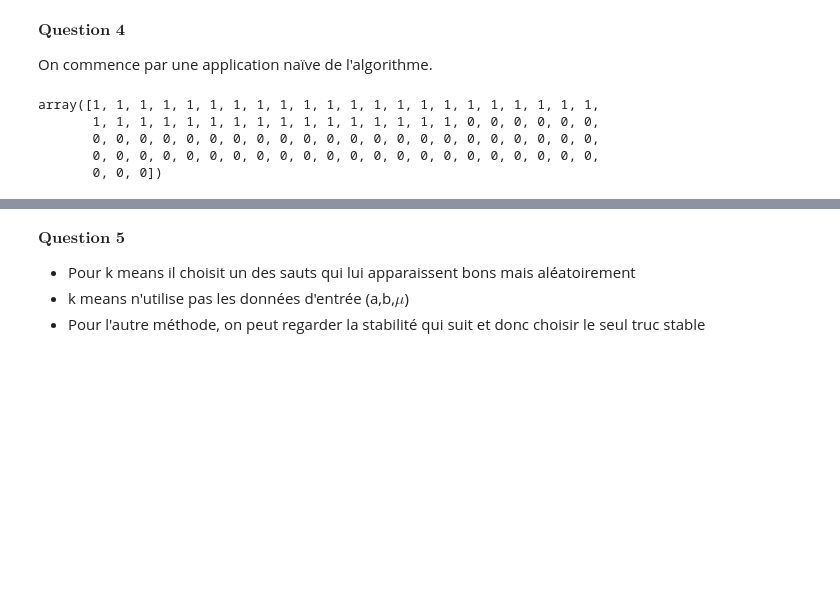
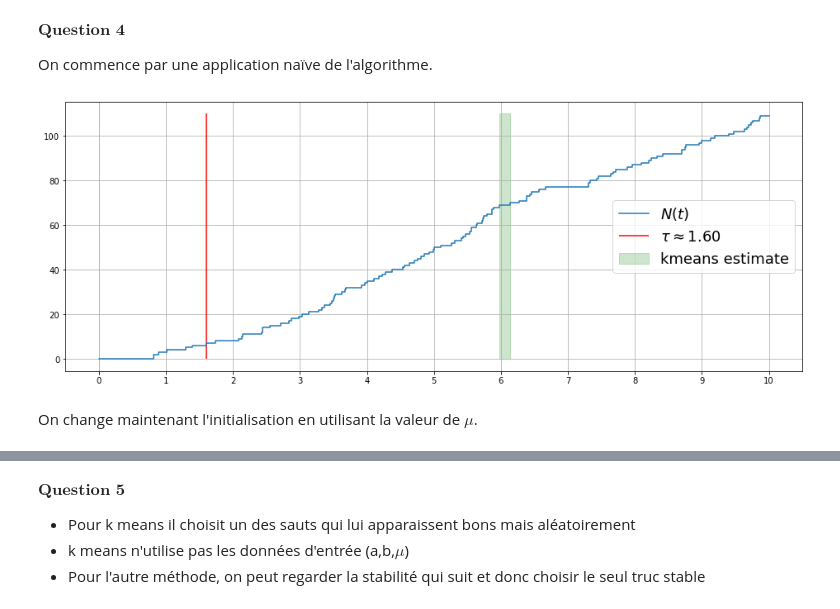
Before and after one commit to Qzaac/MACS207b, a Jupyter notebook: filtrage_macs207b.ipynb, the cells around one changed output, grey strips where cells are left out. Cells and saved outputs as stored; diff of their text form; code cells hidden in the pictures; blank space fills up the shorter version.

Commit message:
added visualisation for kmeans

```diff
--- a/filtrage_macs207b.ipynb
+++ b/filtrage_macs207b.ipynb
@@ -87,26 +32,0 @@ def N(mu, a, b, end, rng = np.random.default_rng(None)) :
-# %%
-def plotN(tau, Tas, Tbs, end) :
-    """Plots the graph of the process N
-
-    Parameters
-    ----------
-    tau : float
-        The value of the random time after which the rate changes
-    Tas : list
-        The list of arrival times of the Poisson process before tau
-    Tbs : list
-        The list of arrival times of the Poisson process after tau
-    end : float
-        The end of the simulation
-    """
-
-    T = Tas + Tbs
-    plt.figure(figsize = (16,6))
-    plt.step([0] + T + [end], [0] + [i for i in range(len(T) + 1)], label=r'$N(t)$')
-    if tau <= end:
-        plt.vlines(tau, 0, len(T) + 1, color='r', label=rf'$\tau \approx $' + str(tau)[:4])
-    else:
-        plt.vlines(0, 0, 0, color='r', label=r'$\tau \approx $' + str(tau)[:4])
-    plt.legend(loc = 'right', fontsize = 18)
-    plt.xticks(range(end + 1))
-    plt.grid()
@@ -222,16 +237,17 @@ plt.show()
 $\textbf{Question 4}$
 
 On commence par une application naïve de l'algorithme.
-# %%
-kmeans = KMeans(n_clusters=2, n_init=10, init='k-means++').fit(np.array(T).reshape(-1, 1))
-pred = kmeans.predict(np.array(T).reshape(-1, 1))
-pred
-# %% [output]
-array([1, 1, 1, 1, 1, 1, 1, 1, 1, 1, 1, 1, 1, 1, 1, 1, 1, 1, 1, 1, 1, 1,
-       1, 1, 1, 1, 1, 1, 1, 1, 1, 1, 1, 1, 1, 1, 1, 1, 0, 0, 0, 0, 0, 0,
-       0, 0, 0, 0, 0, 0, 0, 0, 0, 0, 0, 0, 0, 0, 0, 0, 0, 0, 0, 0, 0, 0,
-       0, 0, 0, 0, 0, 0, 0, 0, 0, 0, 0, 0, 0, 0, 0, 0, 0, 0, 0, 0, 0, 0,
-       0, 0, 0])
+# %%
+kmeans = KMeans(n_clusters=2, n_init=10, init='k-means++').fit(np.array(T).reshape(-1, 1))
+# , random_state=np.random.RandomState(seed)
+pred = kmeans.predict(np.array(T).reshape(-1, 1))
+p = abs((1-pred[0])-pred)
+
+plotN(tau, Tas, Tbs, end, kmeans_estimate = (T[p.sum()-1], T[p.sum()]))
+# %% [output]
+[figure, added]
+# %% [markdown]
+On change maintenant l'initialisation en utilisant la valeur de $\mu$.
 # %%
 m = np.array(T).mean()
 def init(X, n_clusters, random_state):
```
Also changed, not shown: parts of 15 cells of this notebook.
